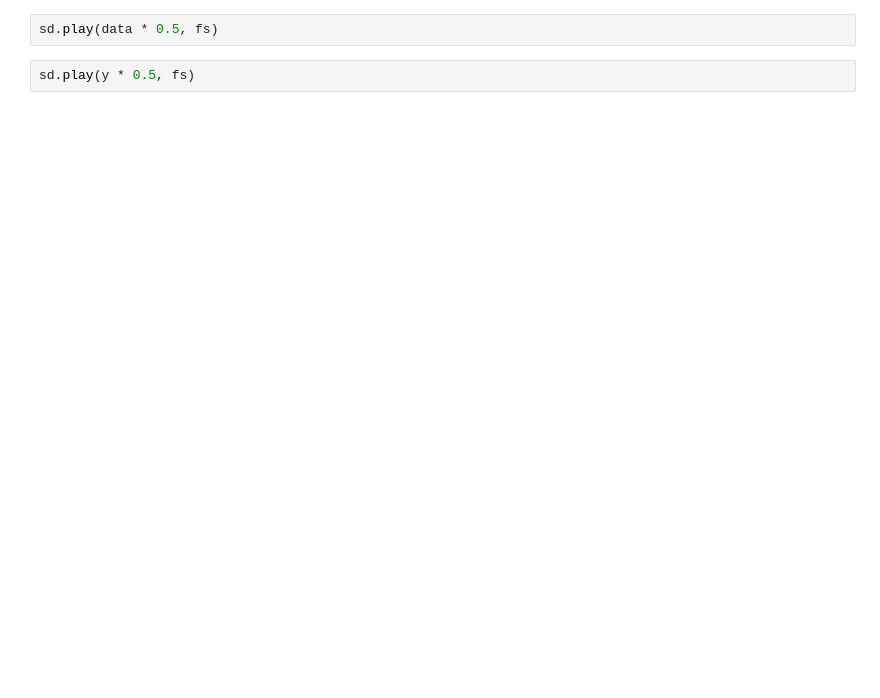
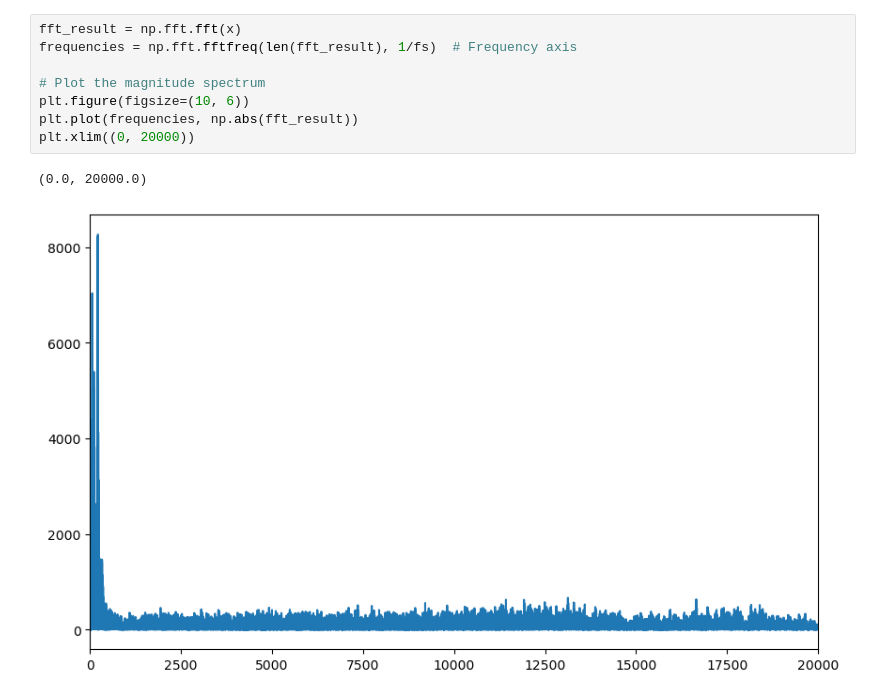
Before and after one commit to chloepxj/MoogFilterDemo, a Jupyter notebook: moog_filter.ipynb, the cells around one changed output. Saved outputs shown, nothing was run; the diff lists cells and outputs as text; blank space fills up the shorter version.

```diff
--- a/moog_filter.ipynb
+++ b/moog_filter.ipynb
@@ -143,4 +84,11 @@ plt.plot(y)
-# %%
-sd.play(data * 0.5, fs)
-# %%
-sd.play(y * 0.5, fs)
+# %%
+fft_result = np.fft.fft(x)
+frequencies = np.fft.fftfreq(len(fft_result), 1/fs)  # Frequency axis
+
+# Plot the magnitude spectrum
+plt.figure(figsize=(10, 6))
+plt.plot(frequencies, np.abs(fft_result))
+plt.xlim((0, 20000))
+# %% [output]
+(0.0, 20000.0)
+[figure, added]
```
Also changed, not shown: parts of 11 cells of this notebook, 8 other files.
